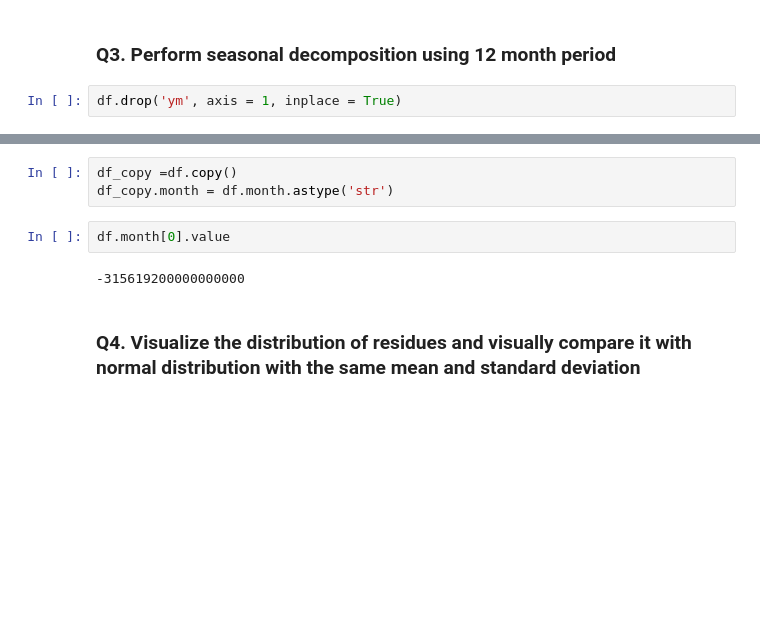
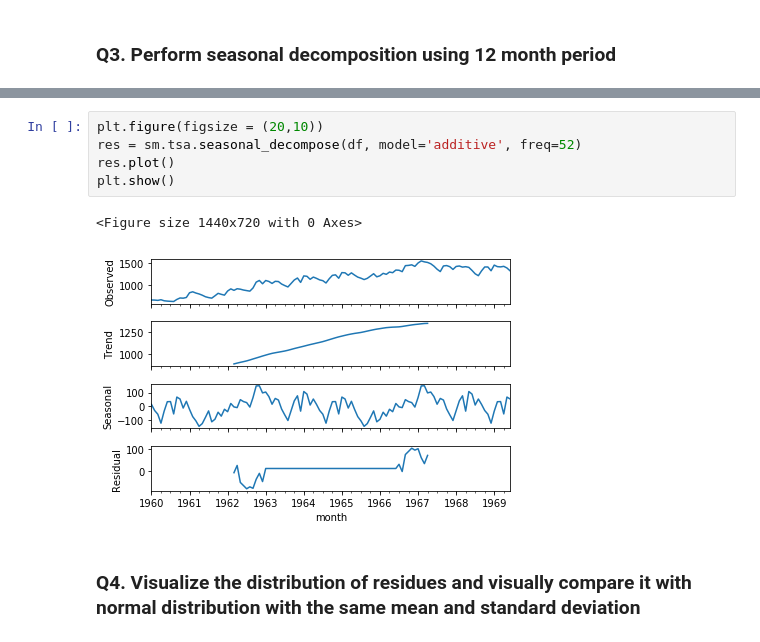
Before and after one commit to pratikwatwani/Applied-Data-Science, a Jupyter notebook: Session 08 and Session 09/PCA, Logistic Regression and Time Series Analysis.ipynb, the cells around one changed output, grey strips where cells are left out. Saved outputs shown, nothing was run; the diff lists cells and outputs as text; blank space fills up the shorter version.

```diff
--- a/Session 08 and Session 09/PCA, Logistic Regression and Time Series Analysis.ipynb
+++ b/Session 08 and Session 09/PCA, Logistic Regression and Time Series Analysis.ipynb
@@ -323,7 +333,5 @@ plt.close()
 # %% [markdown]
 ### Q3. Perform seasonal decomposition using 12 month period
-# %%
-df.drop('ym', axis = 1, inplace = True)
 # %%
 df.info()
 # %% [output]
@@ -337,9 +344,10 @@ memory usage: 2.2 KB
-# %%
-df_copy =df.copy()
-df_copy.month = df.month.astype('str')
-# %%
-df.month[0].value
-# %% [output]
--315619200000000000
+# %%
+plt.figure(figsize = (20,10))
+res = sm.tsa.seasonal_decompose(df, model='additive', freq=52)
+res.plot()
+plt.show()
+# %% [output]
+<Figure size 1440x720 with 0 Axes>
+[figure, added]
 # %% [markdown]
 ### Q4. Visualize the distribution of residues and visually compare it with normal distribution with the same mean and standard deviation
```
Also changed, not shown: parts of 15 cells of this notebook.
